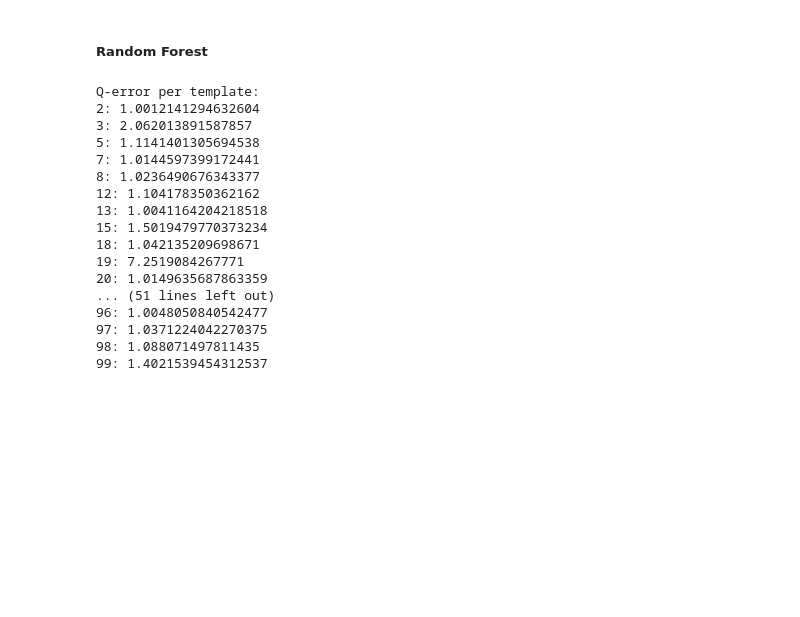
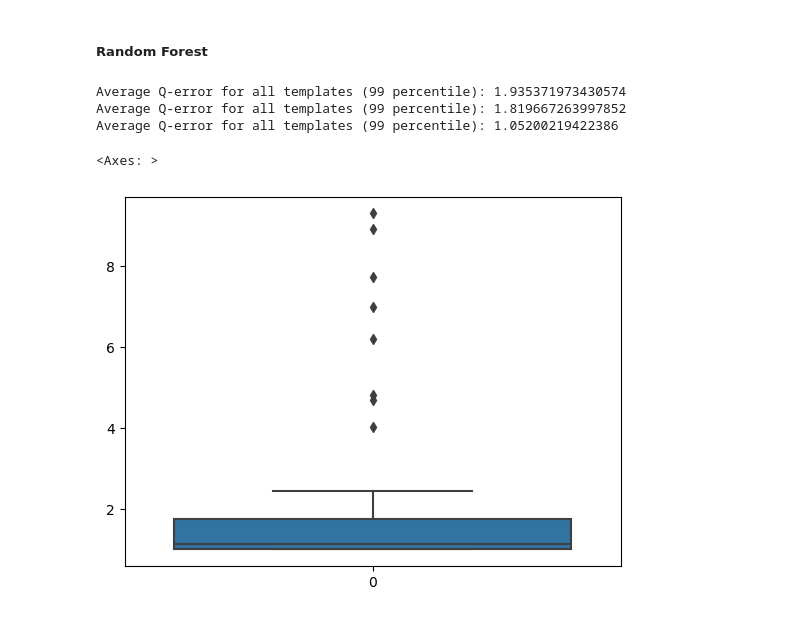
Before and after one commit to maffinnn/index_selection_evaluation, a Jupyter notebook: DISTILL.ipynb, the cells around one changed output. Drawn from its saved outputs; the diff is of its cells as text; code cells hidden in the pictures; blank space fills up the shorter version.

```diff
--- a/DISTILL.ipynb
+++ b/DISTILL.ipynb
@@ -721,0 +780,5 @@ template_feature_labels[2][0]
+# %%
+template_feature_labels_DS_50G = construct_template_features_and_labels("TPC_DS", templates_DS_50G, column_dict_DS_50G)
+template_feature_labels_DS_10G = construct_template_features_and_labels("TPC_DS", templates_DS_10G, column_dict_DS_10G)
+template_feature_labels_H = construct_template_features_and_labels("TPCH", templates_H, column_dict_H)
+template_feature_labels_DS_50G[2][0]
@@ -724,41 +797,32 @@ template_feature_labels[2][0]
 # %% [markdown]
 ##### Random Forest
 # %%
-template_regressors, results = {}, {}
-for template_id, (features, labels) in template_feature_labels.items():
-    # convert to one-hot
-    encoder = OneHotEncoder(sparse_output=False)
-    features_cat = features.select_dtypes(include="object")
-    features_num = features.select_dtypes(exclude="object")
-    features_cat_encoded = encoder.fit_transform(features_cat)
-    features_encoded = np.concatenate((features_num.to_numpy(), features_cat_encoded), axis=1)
+def template_feature_modeling_and_prediction(template_feature_labels):
+    template_regressors, results = {}, {}
+    for template_id, (features, labels) in template_feature_labels.items():
+        # convert to one-hot
+        features_encoded = to_onehot_encoding(features)
 
-    total_samples = len(features_encoded)
-    train_size = int(0.67 * total_samples)
-    X_train, X_test, y_train, y_test = features_encoded[:train_size], features_encoded[train_size:], labels[:train_size], labels[train_size:]
-    template_regressors[template_id] = RandomForestRegressor(n_estimators=5, max_depth=6, random_state=0).fit(X_train, y_train)
-    y_estimated = template_regressors[template_id].predict(X_test)
-    error = q_error(y_test, y_estimated)
-    results[template_id] = error
+        X_train, X_test, y_train, y_test = train_test_split(features_encoded, labels, test_size=0.33, random_state=2024)
+        template_regressors[template_id] = RandomForestRegressor(n_estimators=5, max_depth=6, random_state=0).fit(X_train, y_train)
+        y_estimated = template_regressors[template_id].predict(X_test)
+        error = q_error(y_test, y_estimated)
+        results[template_id] = error
 
-print("Q-error per template:")
-for template_id, result in results.items():
-    print(f"{template_id}: {result}")
+    results = sorted(list(results.values()))
+    avg_all_templates = sum(results[:int(0.99*len(results))])/len(results[:int(0.99*len(results))])
+    print(f"Average Q-error for all templates (99 percentile): {avg_all_templates}")
+    return template_regressors, results
+
+_, results_DS_50G = template_feature_modeling_and_prediction(template_feature_labels_DS_50G)
+_, results_DS_10G = template_feature_modeling_and_prediction(template_feature_labels_DS_10G)
+_, results_H = template_feature_modeling_and_prediction(template_feature_labels_H)
 # %% [output]
-Q-error per template:
-2: 1.0012141294632604
-3: 2.062013891587857
-5: 1.1141401305694538
-7: 1.0144597399172441
-8: 1.0236490676343377
-12: 1.104178350362162
-13: 1.0041164204218518
-15: 1.5019479770373234
-18: 1.042135209698671
-19: 7.2519084267771
-20: 1.0149635687863359
-... (51 lines left out)
-96: 1.0048050840542477
-97: 1.0371224042270375
-98: 1.088071497811435
-99: 1.4021539454312537
+Average Q-error for all templates (99 percentile): 1.935371973430574
+Average Q-error for all templates (99 percentile): 1.819667263997852
+Average Q-error for all templates (99 percentile): 1.05200219422386
+# %%
+sns.boxplot(results_DS_50G[:int(0.99*len(results_DS_50G))])
+# %% [output]
+<Axes: >
+[figure, added]
```
Also changed, not shown: parts of 38 cells of this notebook, 2 other files.
